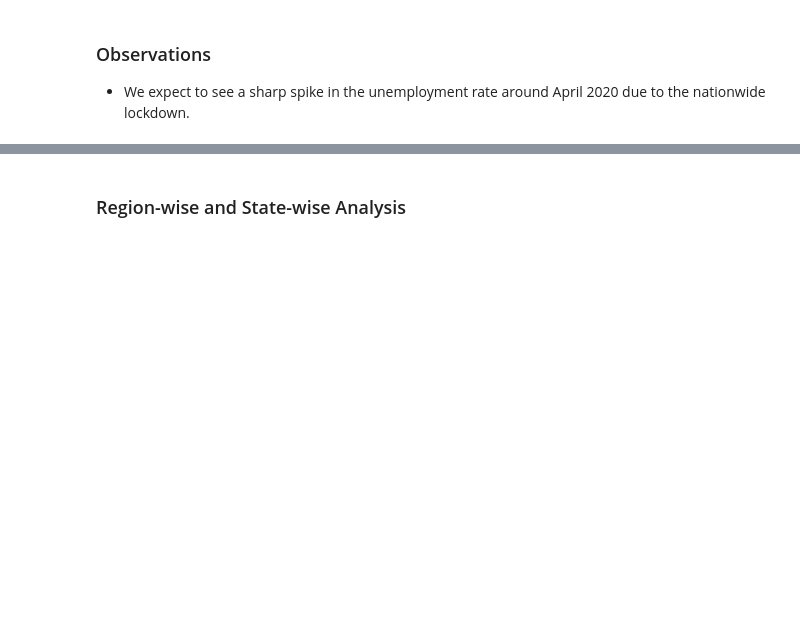
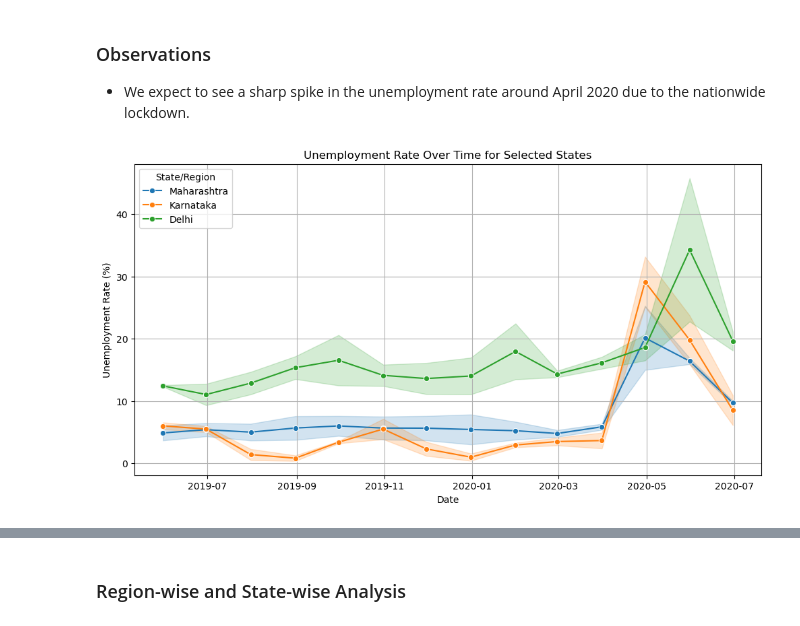
Before and after one commit to jaskaransing2007-byte/OIBSIP, a Jupyter notebook: jaskaran_Task2/notebook/Unemployment_Analysis.ipynb, the cells around one changed output, grey strips where cells are left out. Drawn from its saved outputs; the diff is of its cells as text; code cells hidden in the pictures; blank space fills up the shorter version.

```diff
--- a/jaskaran_Task2/notebook/Unemployment_Analysis.ipynb
+++ b/jaskaran_Task2/notebook/Unemployment_Analysis.ipynb
@@ -75,3 +153,21 @@ if os.path.exists(dataset_path) and 'Date' in df.columns:
 # %% [markdown]
 ### Observations
 - We expect to see a sharp spike in the unemployment rate around April 2020 due to the nationwide lockdown.
+# %%
+if os.path.exists(dataset_path) and 'Date' in df.columns:
+    # Select 3 major states/regions
+    states = ['Delhi', 'Maharashtra', 'Karnataka']
+    region_col = 'Region' if 'Region' in df.columns else df.columns[0]
+    subset = df[df[region_col].isin(states)]
+
+    plt.figure(figsize=(12, 6))
+    sns.lineplot(data=subset, x='Date', y='Estimated Unemployment Rate (%)', hue=region_col, marker='o')
+    plt.title('Unemployment Rate Over Time for Selected States')
+    plt.xlabel('Date')
+    plt.ylabel('Unemployment Rate (%)')
+    plt.grid(True)
+    plt.legend(title='State/Region')
+    plt.savefig('../images/3_states_trend.png')
+    plt.show()
+# %% [output]
+[figure, added]
```
Also changed, not shown: parts of 8 cells of this notebook, 24 other files.
